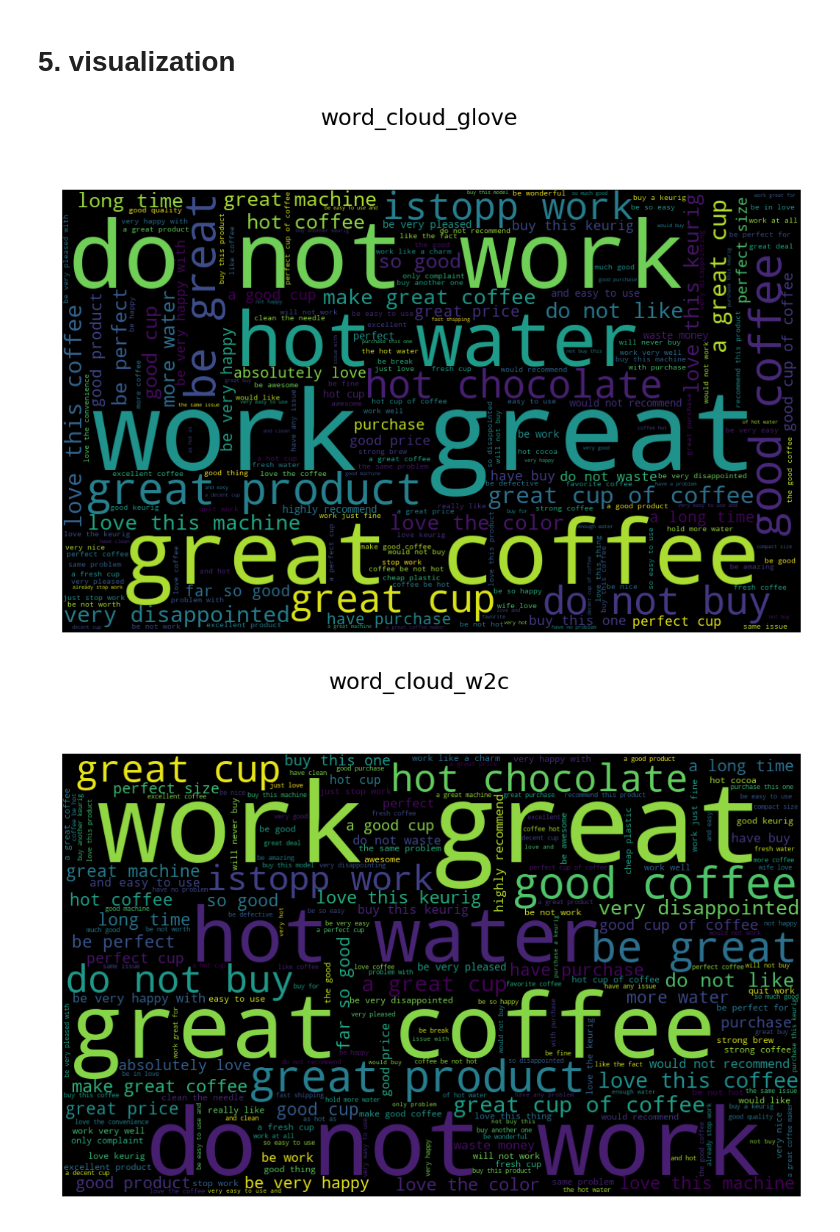
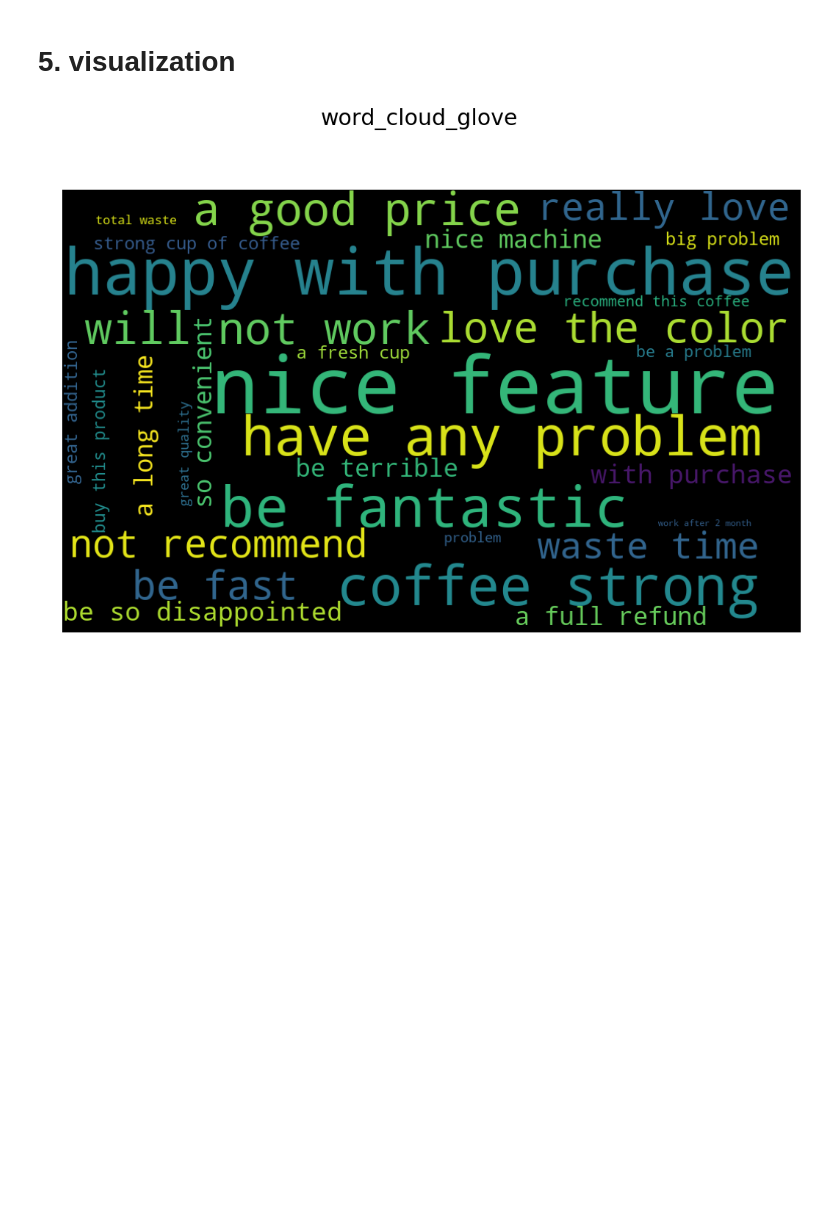
Before and after one commit to jinwangjoshua/Opinio-Extraction, a Jupyter notebook: #0_opinion_extraction.ipynb, the cells around one changed output. Saved outputs shown, nothing was run; the diff lists cells and outputs as text; code cells hidden in the pictures; blank space fills up the shorter version.

```diff
--- a/#0_opinion_extraction.ipynb
+++ b/#0_opinion_extraction.ipynb
@@ -182,35 +205,33 @@ clusters_w2v = sc.fit_predict(similarity_matrix_w2v)
 # %% [markdown]
 # 5. visualization
-# %%
-##======================  visualization of the clustering result  =======================##
-
-clusters_glove = pd.DataFrame(clusters_glove, columns=['clusters'])
-phrases_glove = pd.concat([phrases, clusters_glove], axis=1)
-phrases_glove = phrases_glove.sort_values(by = ['clusters', 'count'])
-phrases_glove = phrases_glove.reset_index(drop=True)
-
-clusters_w2v = pd.DataFrame(clusters_w2v, columns=['clusters'])
-phrases_w2v = pd.concat([phrases, clusters_w2v], axis=1)
-phrases_w2v = phrases_w2v.sort_values(by =['clusters', 'count'])
-phrases_w2v = phrases_w2v.reset_index(drop=True)
-
-#prepare for visualization
-frequency_glove = phrases_glove[['phrases', 'count']].set_index('phrases', drop = True).to_dict()['count']
-frequency_w2v = phrases_w2v[['phrases', 'count']].set_index('phrases', drop = True).to_dict()['count']
-
-# Generate a word cloud image
-def generate_wc(fre, fname):
-    picture  =WordCloud(width=1000, height=600, margin=2)
-    wordcloud = picture.generate_from_frequencies(fre)
-    plt.figure(figsize=(18, 12))
-    plt.imshow(wordcloud, interpolation="kaiser")
-    plt.axis("off")
-    plt.savefig(fname, format='png')
-    plt.suptitle(fname, fontsize=30)
-    plt.show()
-
-generate_wc(frequency_glove, 'word_cloud_glove')
-generate_wc(frequency_w2v, 'word_cloud_w2c')
-# %% [output]
-[figure, removed]
-[figure, removed]
+# %%
+##======================  visualization of the clustering result  =======================##
+
+def generate_wc(fname, df):
+    #prepare for visualization
+    frequency = df.set_index('phrases', drop = True).to_dict()['total_count']
+
+    # Generate a word cloud image
+    picture  =WordCloud(width=1000, height=600, margin=2)
+    wordcloud = picture.generate_from_frequencies(frequency)
+    plt.figure(figsize=(18, 12))
+    plt.imshow(wordcloud, interpolation="kaiser")
+    plt.axis("off")
+#     plt.savefig("wordcloud.png")
+    plt.suptitle(fname, fontsize=30)
+    plt.show()
+
+# for n in [30, 50, 100, 300, 500]:
+km = cluster.KMeans(n_clusters=500, precompute_distances=True)
+clusters_w2v_km = km.fit_predict(similarity_matrix_w2v)
+clusters = pd.DataFrame(clusters_w2v_km, columns=['clusters'])
+phrases_new = pd.concat([phrases, clusters], axis=1)
+temp = phrases_new.groupby('clusters')['count'].sum()
+temp = temp.to_frame(name='total_count')
+temp = temp.reset_index(drop = False)
+temp_1 = phrases_new.drop_duplicates(subset='clusters', keep='first', inplace=False)
+temp_1 = pp.reset_index(drop=True)
+temp_1 = temp_1.merge(temp)
+generate_wc('word_cloud_glove', pp[['phrases', 'total_count']])
+# %% [output]
+[figure, added]
```
Also changed, not shown: parts of 6 cells of this notebook.
